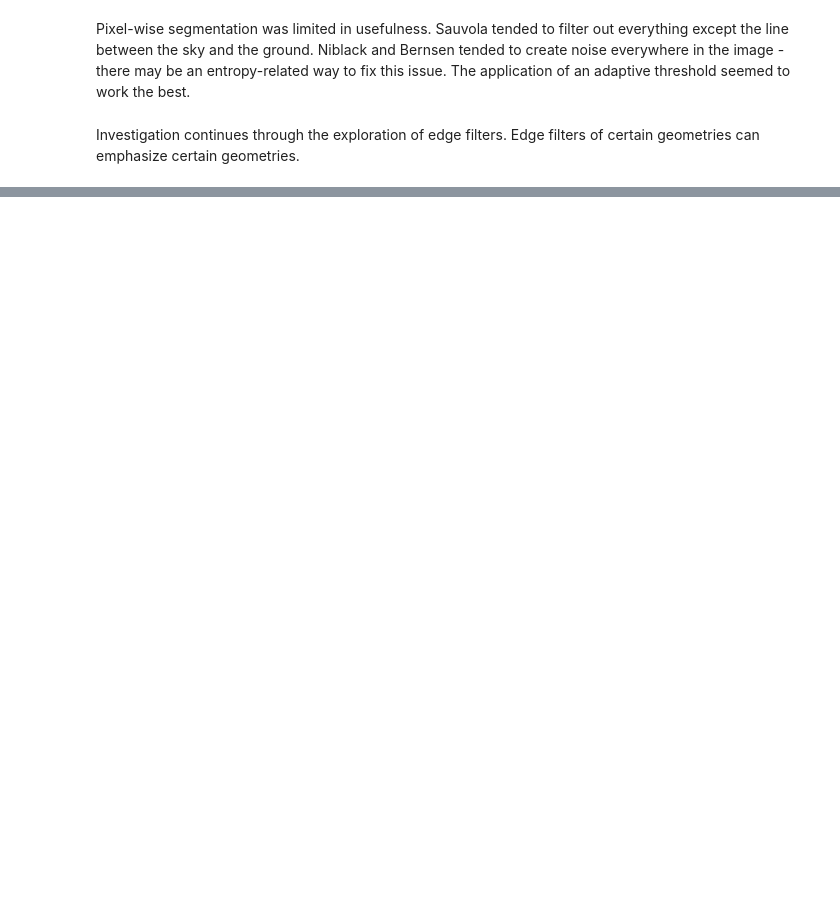
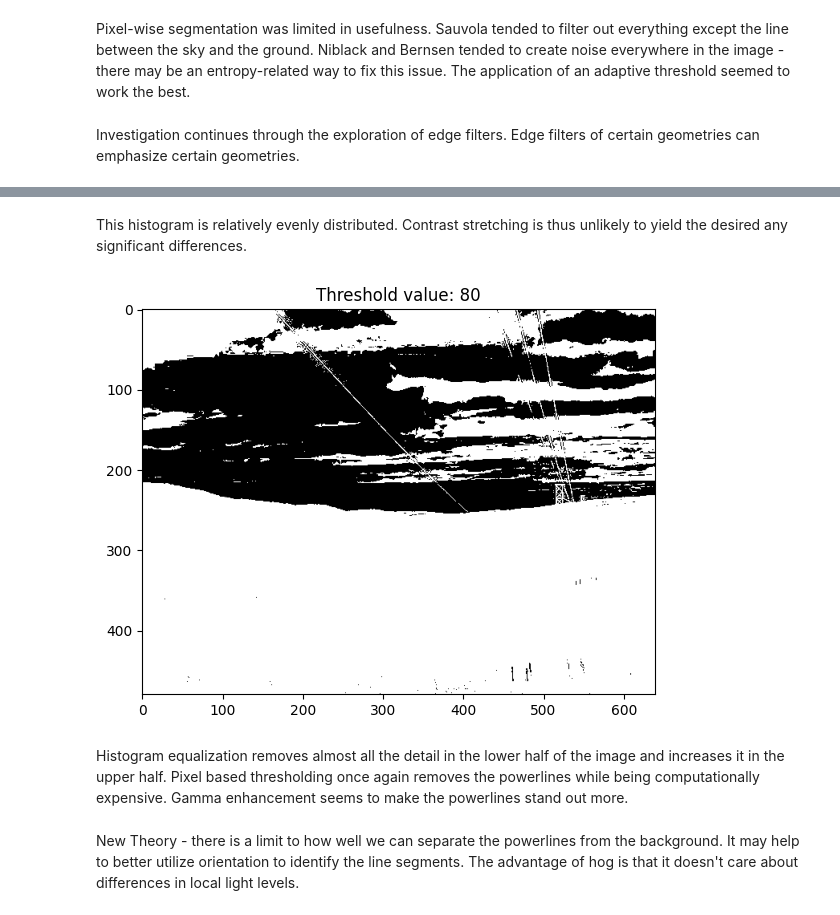
Before and after one commit to Mikerive/Color-Space, a Jupyter notebook: Power_Line_Project.ipynb, the cells around one changed output, grey strips where cells are left out. Drawn from its saved outputs; the diff is of its cells as text; code cells hidden in the pictures; blank space fills up the shorter version.

```diff
--- a/Power_Line_Project.ipynb
+++ b/Power_Line_Project.ipynb
@@ -148,0 +171,12 @@ diagonal2, diagonal2_path = ImageProcessor(inverted_path, folder_name, 'vdiagona
+# %% [markdown]
+This histogram is relatively evenly distributed. Contrast stretching is thus unlikely to yield the desired any significant differences.
+# %%
+gamma, gamma_path = Filters(inverted_path, folder_name, 'gamma').process(gamma_correction(1))
+#gamma, gamma_path = Filters(inverted_path, folder_name, 'gamma').process(histogram_equalization())
+gpixel, gpixel_path = Segment(gamma_path, folder_name, 'gPixel').process(Global_Threshold(80))
+# %% [output]
+[figure, added]
+# %% [markdown]
+Histogram equalization removes almost all the detail in the lower half of the image and increases it in the upper half. Pixel based thresholding once again removes the powerlines while being computationally expensive. Gamma enhancement seems to make the powerlines stand out more.
+# %% [markdown]
+New Theory - there is a limit to how well we can separate the powerlines from the background. It may help to better utilize orientation to identify the line segments. The advantage of hog is that it doesn't care about differences in local light levels.
```
Also changed, not shown: parts of 26 cells of this notebook, 10 other files.
